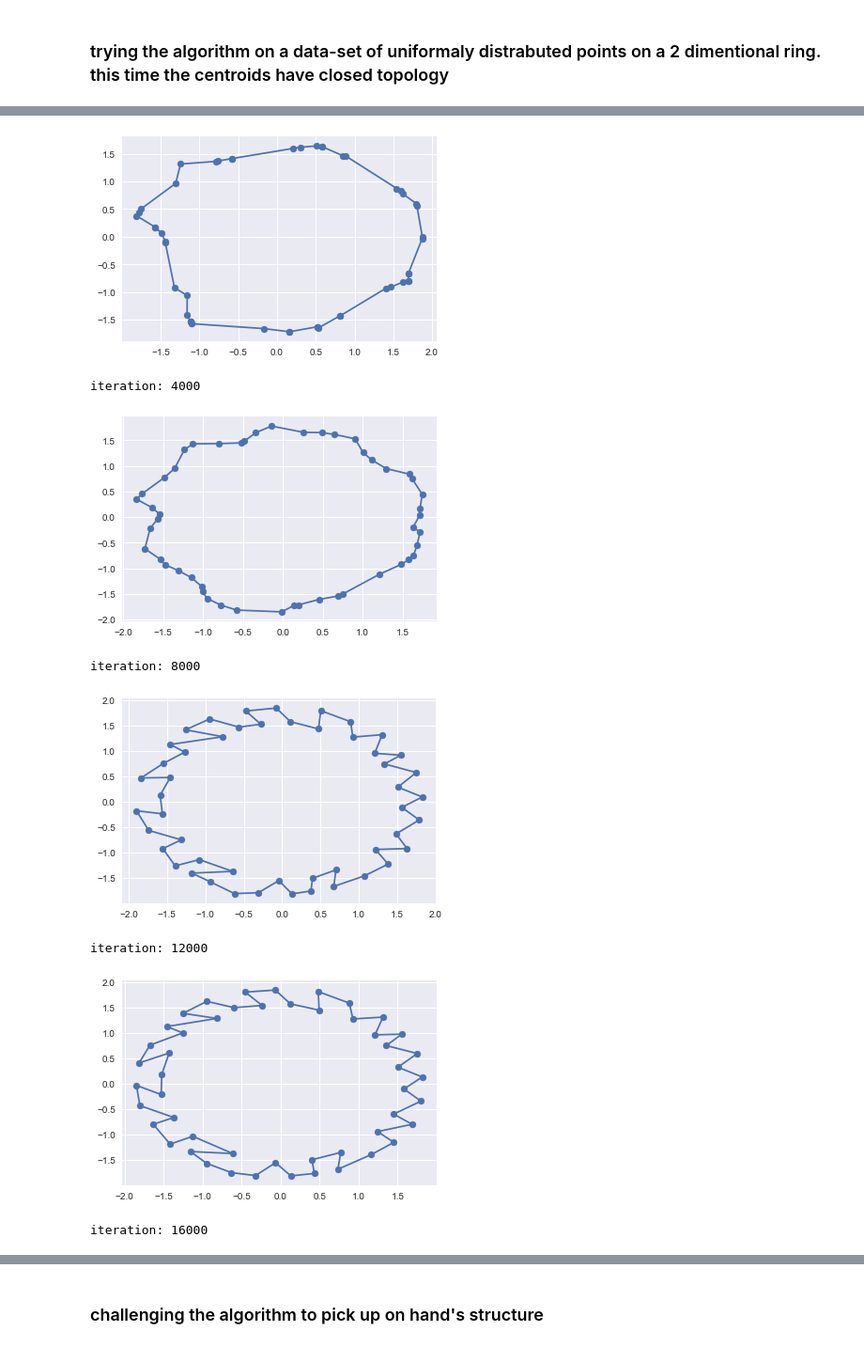
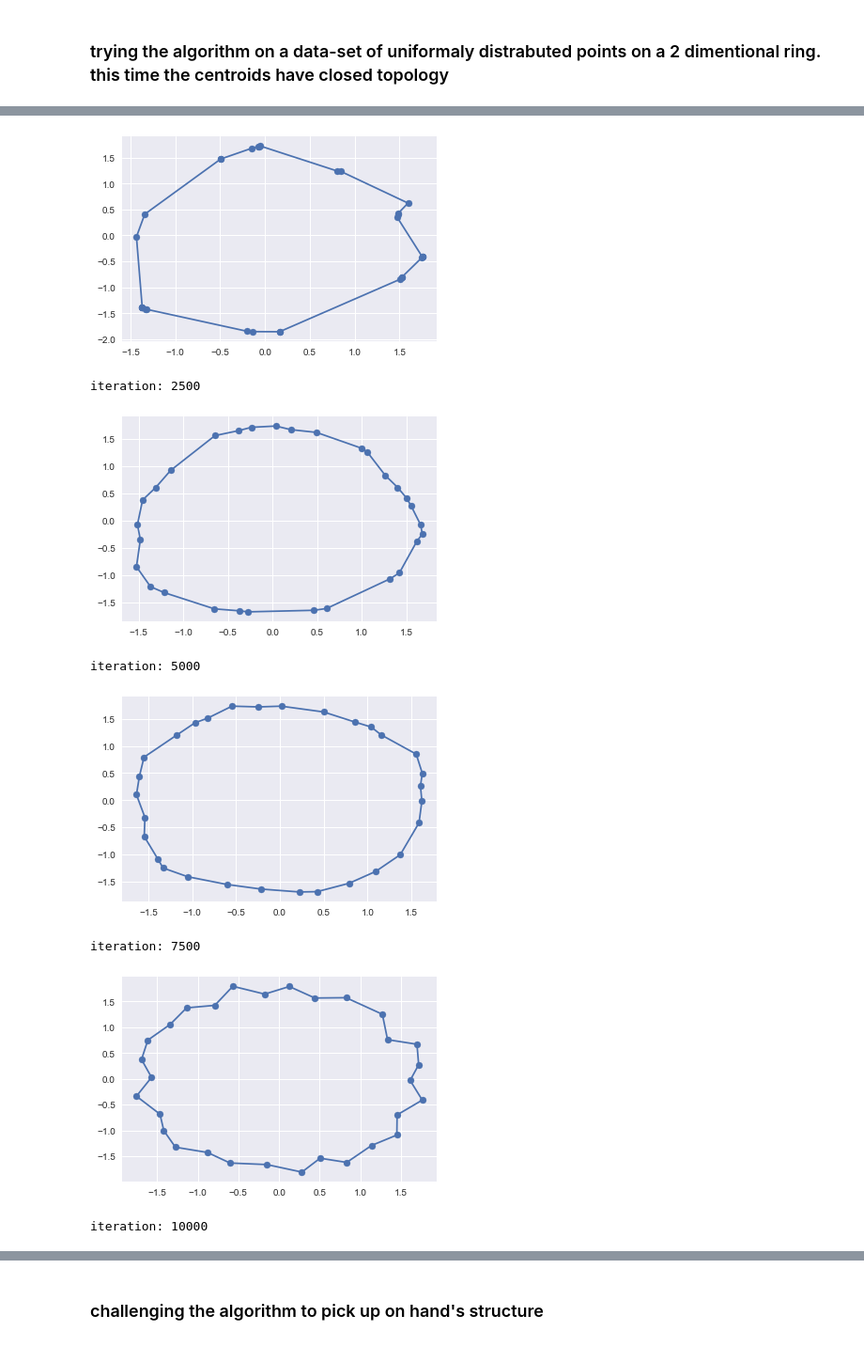
Before and after one commit to Israel0545488592/NeuralComputing2, a Jupyter notebook: Main_program .ipynb, the cells around one changed output, grey strips where cells are left out. Shown at 94% size. Drawn from its saved outputs; the diff is of its cells as text; code cells hidden in the pictures.

```diff
--- a/Main_program .ipynb
+++ b/Main_program .ipynb
@@ -128,7 +166,7 @@ iteration: 18000
 # %% [markdown]
 ### trying the algorithm on a data-set of uniformaly distrabuted points on a 2 dimentional ring.  this time the centroids have closed topology
 # %%
-data = genData.create_A3(4000, seed)
+data = genData.create_A3(2500, seed)
 DataFrame([data[:, 0], data[:, 1]]).T.rename(columns = {0: 'x', 1:'y'})
 # %% [output]
 |  | x | y |
@@ -147,12 +185,12 @@ DataFrame([data[:, 0], data[:, 1]]).T.rename(columns = {0: 'x', 1:'y'})
 # %%
-som = SOM((50,), 0.7, 2, np.zeros(2), True)
-som.train(data, 0.003, 2)
+som = SOM((30,), 0.8, 2, np.zeros(2), True)
+som.train(data, 0.002, 3)
 # %% [output]
-[figure, old version]
+[figure, new version]
-iteration: 4000
+iteration: 2500
-[figure, old version]
+[figure, new version]
-iteration: 8000
+iteration: 5000
-[figure, old version]
+[figure, new version]
-iteration: 12000
+iteration: 7500
-[figure, old version]
+[figure, new version]
-iteration: 16000
+iteration: 10000
```
Also changed, not shown: parts of 11 cells of this notebook.
